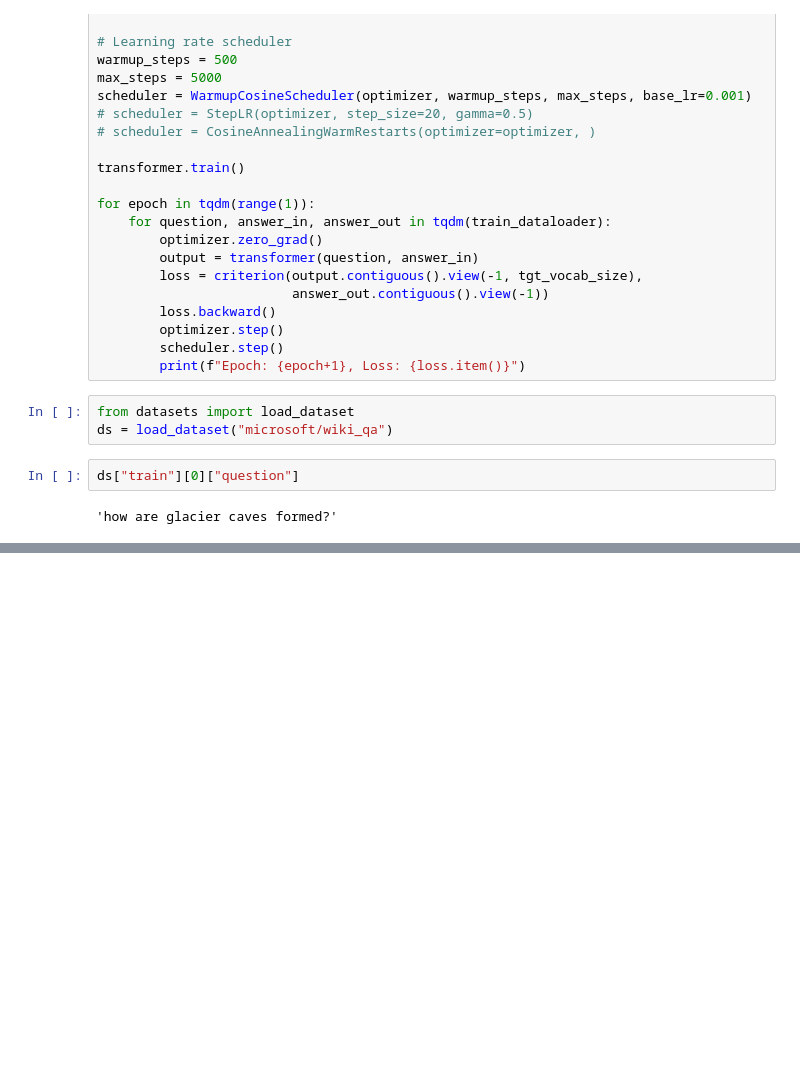
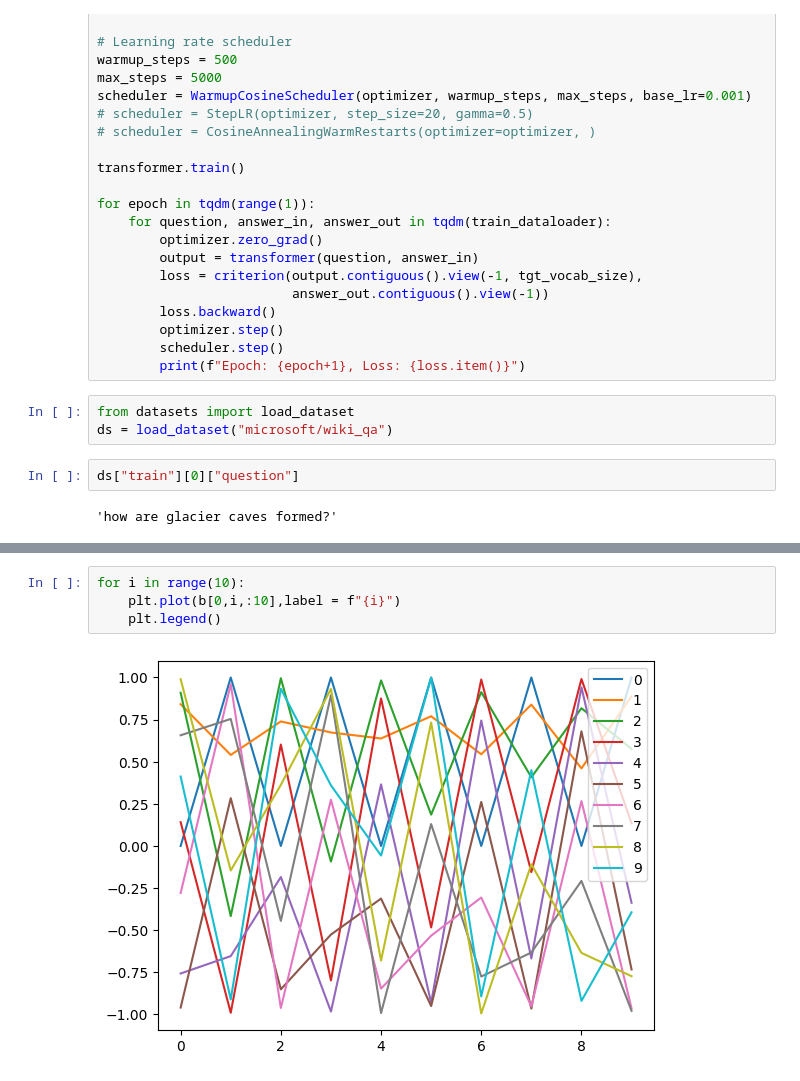
Before and after one commit to Gao2546/learning_AI, a Jupyter notebook: Text_Gen/test.ipynb, the cells around one changed output, grey strips where cells are left out. Saved outputs shown, nothing was run; the diff lists cells and outputs as text; blank space fills up the shorter version.

```diff
--- a/Text_Gen/test.ipynb
+++ b/Text_Gen/test.ipynb
@@ -329,0 +435,6 @@ ds["train"][0]["question"]
+# %%
+for i in range(10):
+    plt.plot(b[0,i,:10],label = f"{i}")
+    plt.legend()
+# %% [output]
+[figure, added]
```
Also changed, not shown: parts of 10 cells of this notebook, 1 other file.
